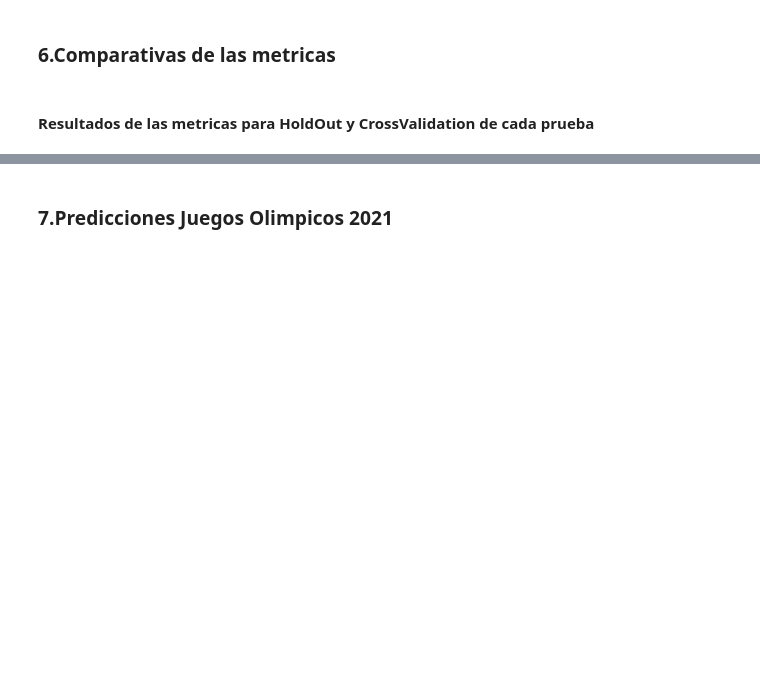
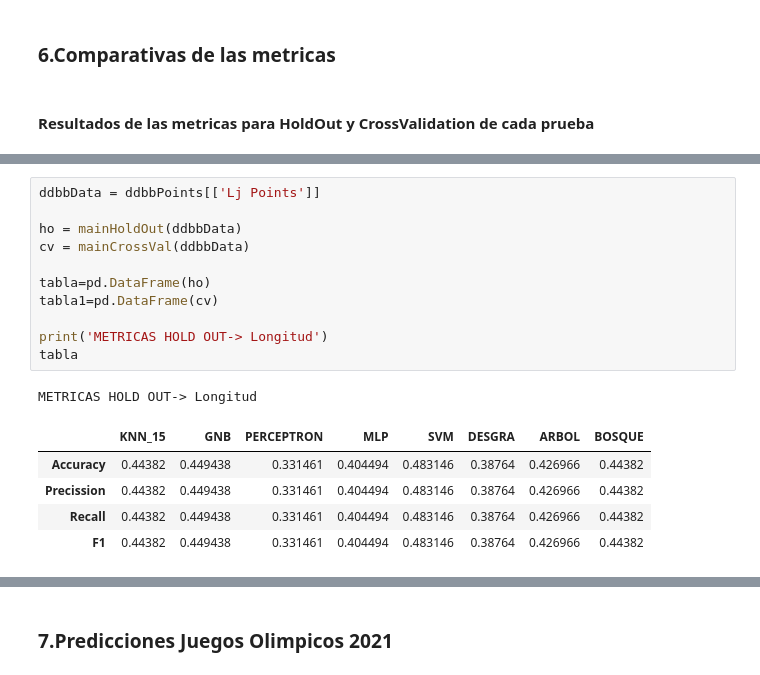
Before and after one commit to RaulCapellanFernandez/DecatlonEstadistics, a Jupyter notebook: PredictionsAlgorithms.ipynb, the cells around one changed output, grey strips where cells are left out. Saved outputs shown, nothing was run; the diff lists cells and outputs as text; blank space fills up the shorter version.

```diff
--- a/PredictionsAlgorithms.ipynb
+++ b/PredictionsAlgorithms.ipynb
@@ -550,0 +230,18 @@ norm_path = os.path.normpath(path)
+# %%
+ddbbData = ddbbPoints[['Lj Points']]
+
+ho = mainHoldOut(ddbbData)
+cv = mainCrossVal(ddbbData)
+
+tabla=pd.DataFrame(ho)
+tabla1=pd.DataFrame(cv)
+
+print('METRICAS HOLD OUT-> Longitud')
+tabla
+# %% [output]
+METRICAS HOLD OUT-> Longitud
+|  | KNN_15 | GNB | PERCEPTRON | MLP | SVM | DESGRA | ARBOL | BOSQUE |
+| Accuracy | 0.44382 | 0.449438 | 0.331461 | 0.404494 | 0.483146 | 0.38764 | 0.426966 | 0.44382 |
+| Precission | 0.44382 | 0.449438 | 0.331461 | 0.404494 | 0.483146 | 0.38764 | 0.426966 | 0.44382 |
+| Recall | 0.44382 | 0.449438 | 0.331461 | 0.404494 | 0.483146 | 0.38764 | 0.426966 | 0.44382 |
+| F1 | 0.44382 | 0.449438 | 0.331461 | 0.404494 | 0.483146 | 0.38764 | 0.426966 | 0.44382 |
```
Also changed, not shown: parts of 71 cells of this notebook.
